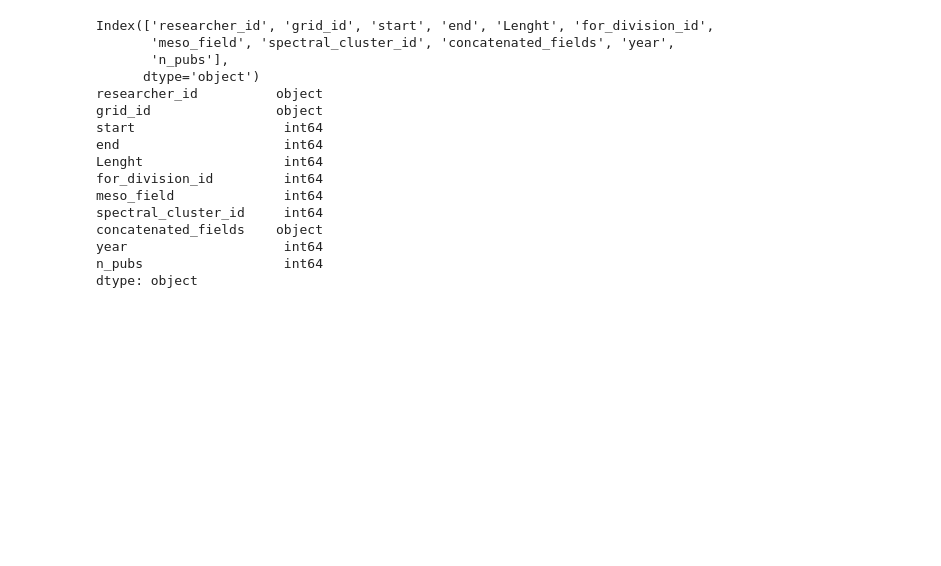
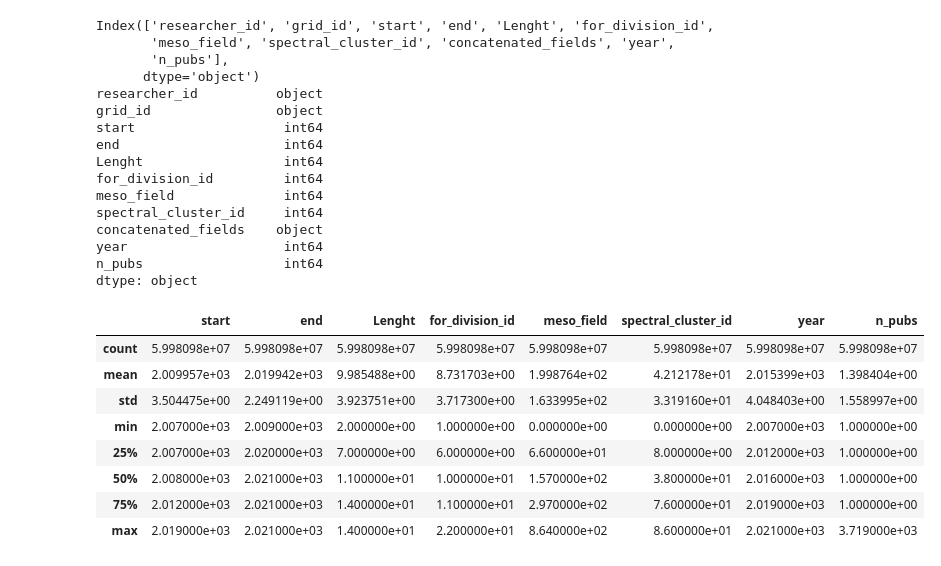
Before and after one commit to MarciaFG/scimobility, a Jupyter notebook: transformation_index_for_2007_2022.ipynb, the cells around one changed output. Saved outputs shown, nothing was run; the diff lists cells and outputs as text; code cells hidden in the pictures; blank space fills up the shorter version.

```diff
--- a/transformation_index_for_2007_2022.ipynb
+++ b/transformation_index_for_2007_2022.ipynb
@@ -324,3 +303,15 @@ concatenated_fields    object
 year                    int64
 n_pubs                  int64
 dtype: object
+# %%
+trajectories_au_morethanfive_skill.describe()
+# %% [output]
+|  | start | end | Lenght | for_division_id | meso_field | spectral_cluster_id | year | n_pubs |
+| count | 5.998098e+07 | 5.998098e+07 | 5.998098e+07 | 5.998098e+07 | 5.998098e+07 | 5.998098e+07 | 5.998098e+07 | 5.998098e+07 |
+| mean | 2.009957e+03 | 2.019942e+03 | 9.985488e+00 | 8.731703e+00 | 1.998764e+02 | 4.212178e+01 | 2.015399e+03 | 1.398404e+00 |
+| std | 3.504475e+00 | 2.249119e+00 | 3.923751e+00 | 3.717300e+00 | 1.633995e+02 | 3.319160e+01 | 4.048403e+00 | 1.558997e+00 |
+| min | 2.007000e+03 | 2.009000e+03 | 2.000000e+00 | 1.000000e+00 | 0.000000e+00 | 0.000000e+00 | 2.007000e+03 | 1.000000e+00 |
+| 25% | 2.007000e+03 | 2.020000e+03 | 7.000000e+00 | 6.000000e+00 | 6.600000e+01 | 8.000000e+00 | 2.012000e+03 | 1.000000e+00 |
+| 50% | 2.008000e+03 | 2.021000e+03 | 1.100000e+01 | 1.000000e+01 | 1.570000e+02 | 3.800000e+01 | 2.016000e+03 | 1.000000e+00 |
+| 75% | 2.012000e+03 | 2.021000e+03 | 1.400000e+01 | 1.100000e+01 | 2.970000e+02 | 7.600000e+01 | 2.019000e+03 | 1.000000e+00 |
+| max | 2.019000e+03 | 2.021000e+03 | 1.400000e+01 | 2.200000e+01 | 8.640000e+02 | 8.600000e+01 | 2.021000e+03 | 3.719000e+03 |
```
Also changed, not shown: parts of 10 cells of this notebook.
